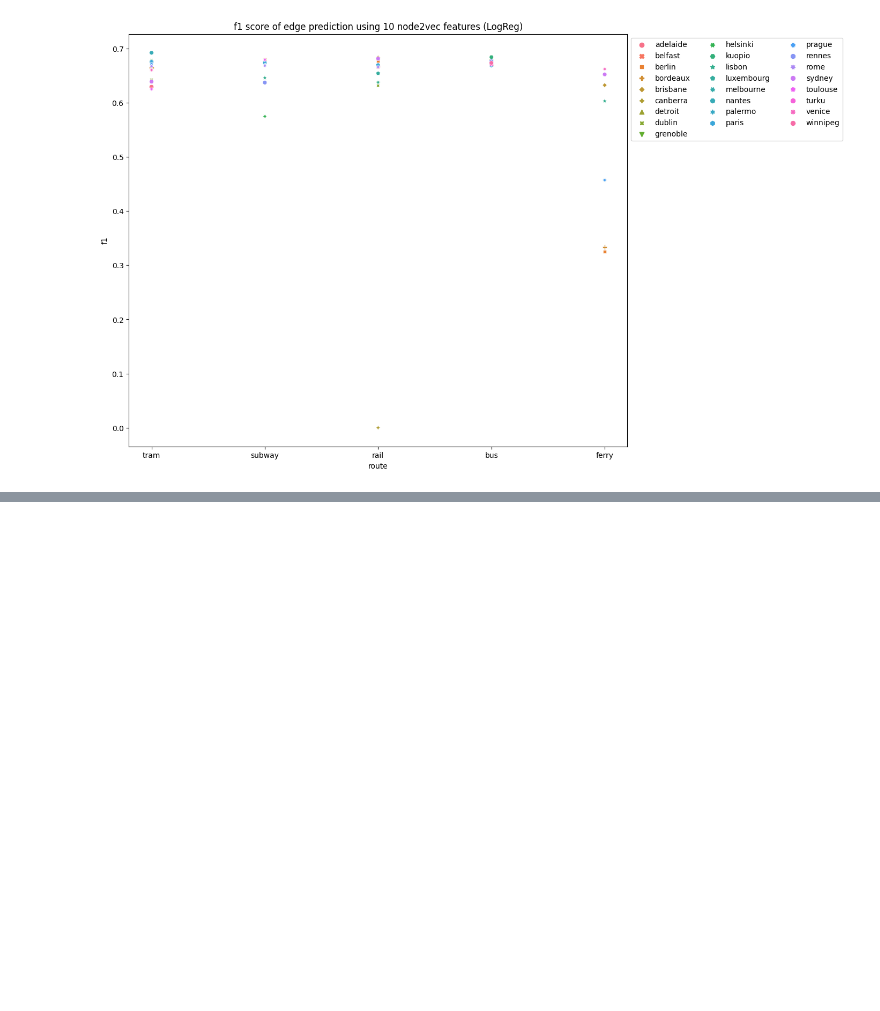
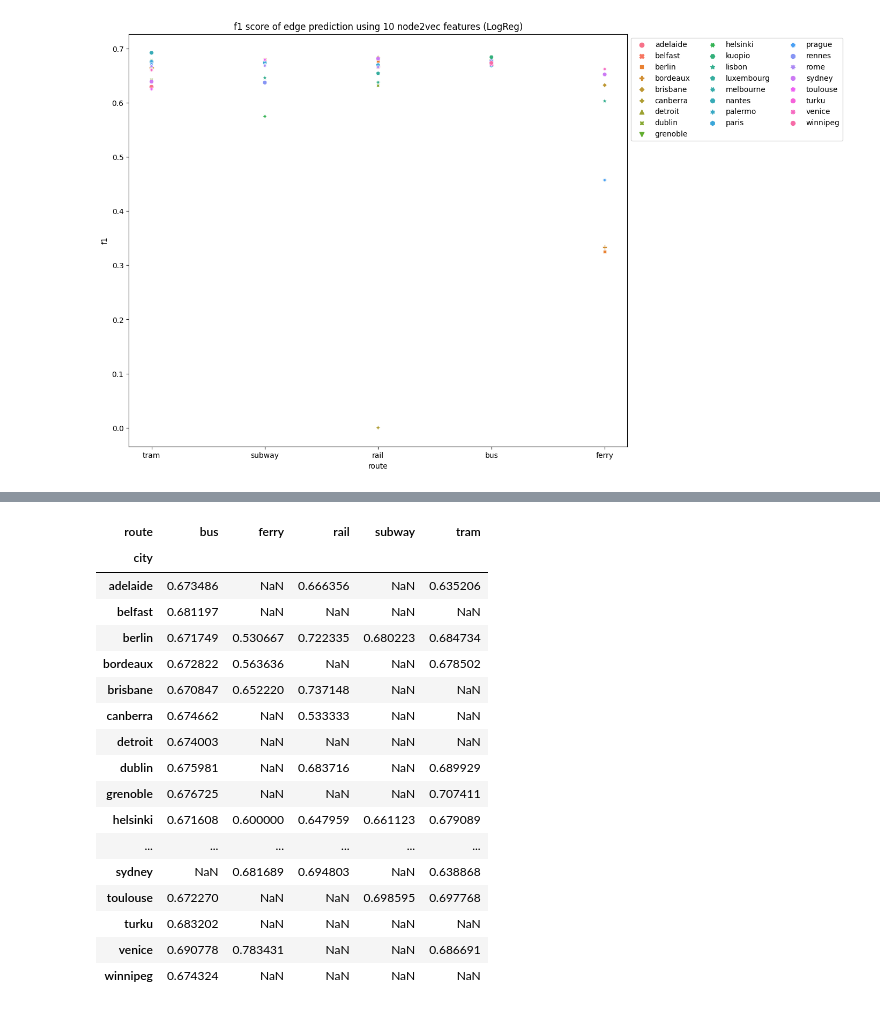
Before and after one commit to ravinitheshreddy/urban-transit-networks-analysis, a Jupyter notebook: notebooks/Exploitation/edge-prediction/exploitation-node2vec.ipynb, the cells around one changed output, grey strips where cells are left out. Saved outputs shown, nothing was run; the diff lists cells and outputs as text; code cells hidden in the pictures; blank space fills up the shorter version.

```diff
--- a/notebooks/Exploitation/exploitation-node2vec.ipynb
+++ b/notebooks/Exploitation/edge-prediction/exploitation-node2vec.ipynb
@@ -345,0 +375,21 @@ for num_features in tqdm(range(1, 11)):
+# %%
+combined_result_df[["city", "route", "best", "best_score"]].pivot(index='city', columns='route', values='best_score')
+# %% [output]
+| route | bus | ferry | rail | subway | tram |
+| city |  |  |  |  |  |
+| adelaide | 0.673486 | NaN | 0.666356 | NaN | 0.635206 |
+| belfast | 0.681197 | NaN | NaN | NaN | NaN |
+| berlin | 0.671749 | 0.530667 | 0.722335 | 0.680223 | 0.684734 |
+| bordeaux | 0.672822 | 0.563636 | NaN | NaN | 0.678502 |
+| brisbane | 0.670847 | 0.652220 | 0.737148 | NaN | NaN |
+| canberra | 0.674662 | NaN | 0.533333 | NaN | NaN |
+| detroit | 0.674003 | NaN | NaN | NaN | NaN |
+| dublin | 0.675981 | NaN | 0.683716 | NaN | 0.689929 |
+| grenoble | 0.676725 | NaN | NaN | NaN | 0.707411 |
+| helsinki | 0.671608 | 0.600000 | 0.647959 | 0.661123 | 0.679089 |
+| ... | ... | ... | ... | ... | ... |
+| sydney | NaN | 0.681689 | 0.694803 | NaN | 0.638868 |
+| toulouse | 0.672270 | NaN | NaN | 0.698595 | 0.697768 |
+| turku | 0.683202 | NaN | NaN | NaN | NaN |
+| venice | 0.690778 | 0.783431 | NaN | NaN | 0.686691 |
+| winnipeg | 0.674324 | NaN | NaN | NaN | NaN |
```
Also changed, not shown: parts of 7 cells of this notebook, 1 other file.
